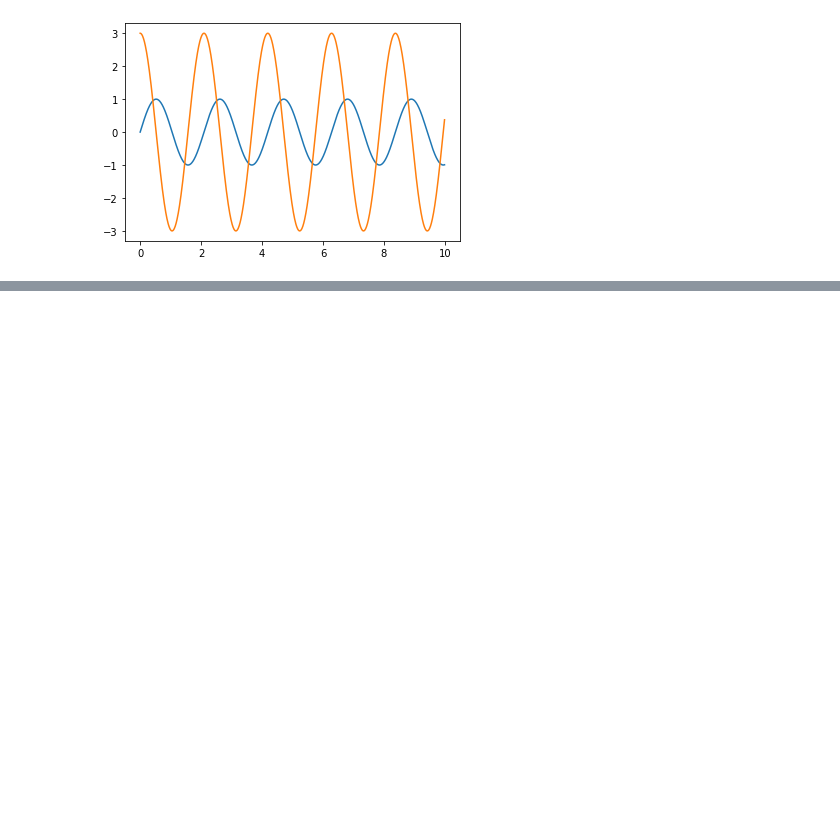
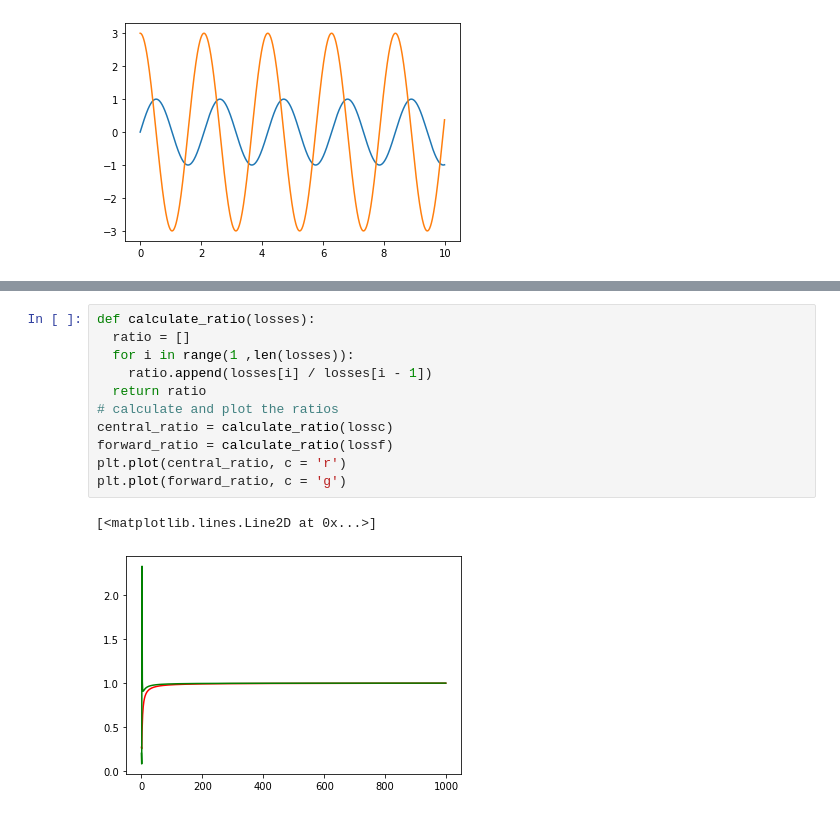
Before and after one commit to sinaapolo969/numericalAnalysis, a Jupyter notebook: numericalAnalysis.ipynb, the cells around one changed output, grey strips where cells are left out. Cells and saved outputs as stored; diff of their text form; blank space fills up the shorter version.

```diff
--- a/numericalAnalysis.ipynb
+++ b/numericalAnalysis.ipynb
@@ -185,0 +179,14 @@ ConnectionResetError: [WinError 10054] An existing connection was forcibly close
+# %%
+def calculate_ratio(losses):
+  ratio = []
+  for i in range(1 ,len(losses)):
+    ratio.append(losses[i] / losses[i - 1])
+  return ratio
+# calculate and plot the ratios
+central_ratio = calculate_ratio(lossc)
+forward_ratio = calculate_ratio(lossf)
+plt.plot(central_ratio, c = 'r')
+plt.plot(forward_ratio, c = 'g')
+# %% [output]
+[<matplotlib.lines.Line2D at 0x...>]
+[figure, added]
```
Also changed, not shown: parts of 12 cells of this notebook.
